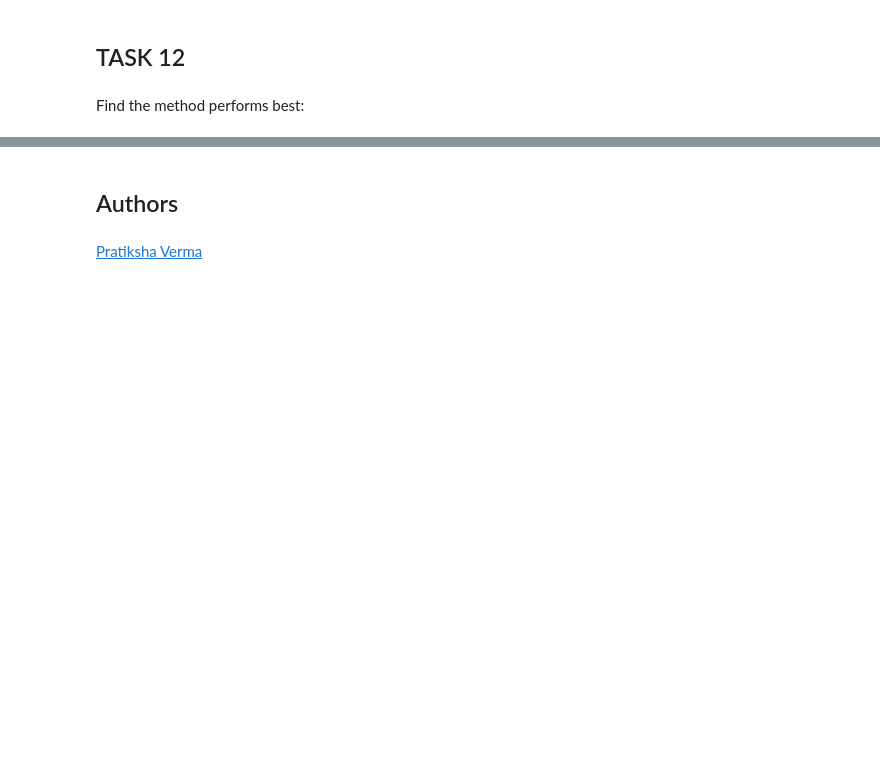
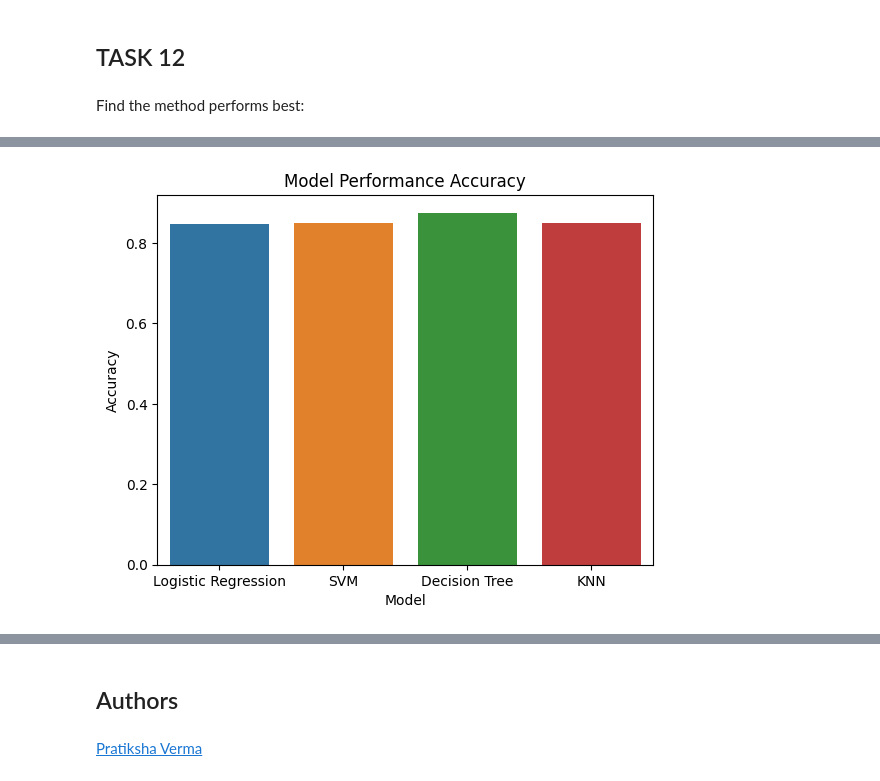
Before and after one commit to skokhan/DataScienceCapstone, a Jupyter notebook: Predictive Analysis Classification/008 SpaceX_Machine Learning Prediction_Part_5.ipynb, the cells around one changed output, grey strips where cells are left out. Saved outputs shown, nothing was run; the diff lists cells and outputs as text; code cells hidden in the pictures; blank space fills up the shorter version.

```diff
--- a/Predictive Analysis Classification/008 SpaceX_Machine Learning Prediction_Part_5.ipynb
+++ b/Predictive Analysis Classification/008 SpaceX_Machine Learning Prediction_Part_5.ipynb
@@ -394,3 +395,10 @@ print("Decision Tree Report:\n", classification_report(Y_test, y_pred_tree))
 # k-Nearest Neighbors
 y_pred_knn = knn_cv.predict(X_test)
 print("kNN Report:\n", classification_report(Y_test, y_pred_knn))
+# %%
+report_dict = {
+    'Model' : ['Logistic Regression', 'SVM', 'Decision Tree', 'KNN'],
+    'Performance Accuracy': [logreg_cv.best_score_, svm_cv.best_score_, tree_cv.best_score_, knn_cv.best_score_]
+}
+Report = pd.DataFrame(report_dict)
+Report
@@ -397,3 +411,11 @@ print("kNN Report:\n", classification_report(Y_test, y_pred_knn))
+# %%
+ax = sns.barplot(data=Report, x="Model", y="Performance Accuracy", hue="Model", native_scale=True)
+ax.set_xlabel('Model')
+ax.set_ylabel('Accuracy')
+ax.set_title('Model Performance Accuracy')
+plt.show()
+# %% [output]
+[figure, added]
 # %%
 report_dict = {
     'Model' : ['Logistic Regression', 'SVM', 'Decision Tree', 'KNN'],
```
Also changed, not shown: parts of 14 cells of this notebook.
